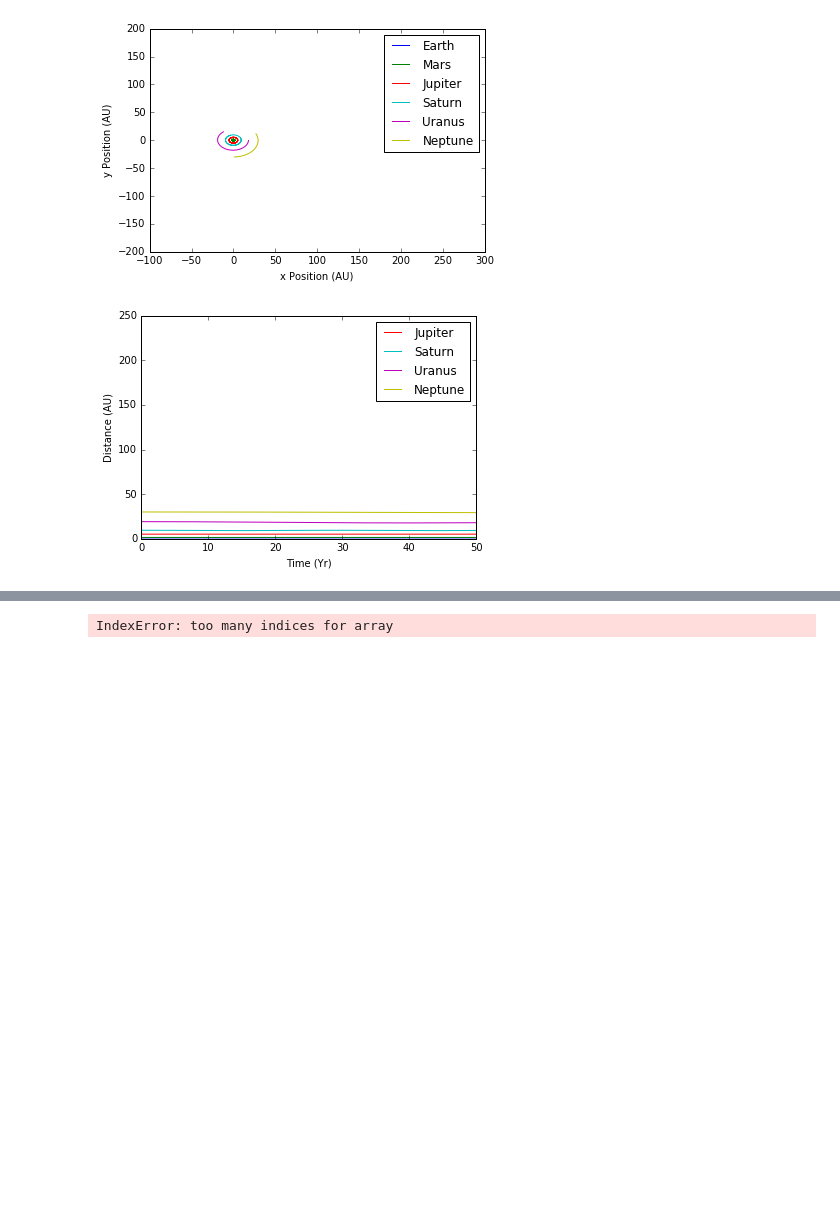
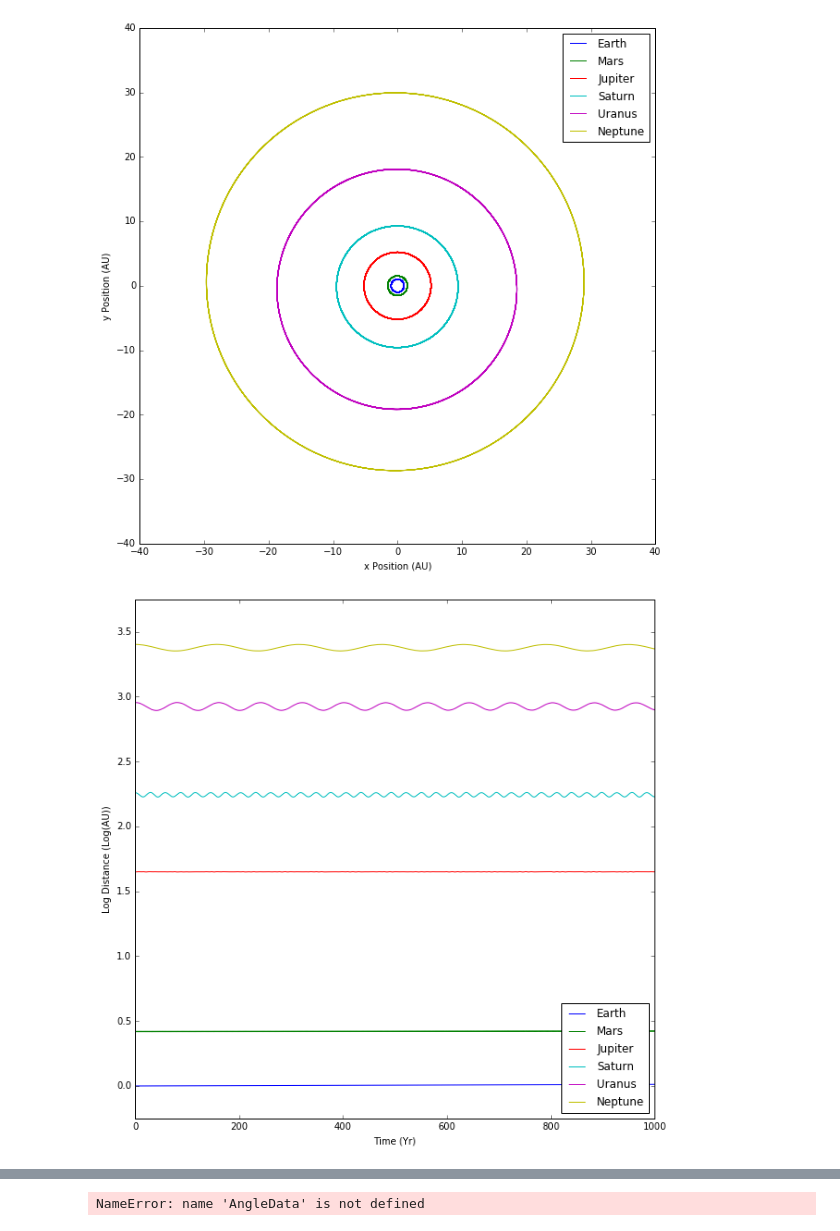
Before and after one commit to J-Dymond/N-Body-Project, a Jupyter notebook: Python Analysis/Python Analysis Notebook.ipynb, the cells around one changed output, grey strips where cells are left out. Drawn from its saved outputs; the diff is of its cells as text; code cells hidden in the pictures; blank space fills up the shorter version.

Commit message:
Refined Bootstrap
Got figures for 1st sem report

```diff
--- a/Python Analysis/Python Analysis Notebook.ipynb
+++ b/Python Analysis/Python Analysis Notebook.ipynb
@@ -4,7 +4,7 @@ import numpy as np
 import matplotlib.pyplot as plt
 
 #To increase figure size -> when putting into report
-#plt.rcParams['figure.figsize'] = [10, 10]
+plt.rcParams['figure.figsize'] = [10, 10]
 
 import numpy as np
 import pylab
@@ -29,9 +29,6 @@ JupiterPos = np.array(Positions[:,7:9]) - SunPos
 SaturnPos = np.array(Positions[:,9:11]) - SunPos
 UranusPos = np.array(Positions[:,11:13]) - SunPos
 NeptunePos = np.array(Positions[:,13:15]) - SunPos
-#PerturberPos = np.array(Positions[:,15:17]) - SunPos
-#PerturberApproach = np.array(Positions[:,17])
-#print(PerturberApproach.min())
 
 plt.plot(EarthPos[:,0], EarthPos[:,1], '-',label='Earth')
 plt.plot(MarsPos[:,0], MarsPos[:,1], '-',label='Mars')
@@ -39,11 +36,10 @@ plt.plot(JupiterPos[:,0], JupiterPos[:,1], '-',label='Jupiter')
 plt.plot(SaturnPos[:,0], SaturnPos[:,1], '-',label='Saturn')
 plt.plot(UranusPos[:,0], UranusPos[:,1], '-',label='Uranus')
 plt.plot(NeptunePos[:,0], NeptunePos[:,1], '-',label='Neptune')
-plt.plot(PerturberPos[:,0], PerturberPos[:,1], '-',label='Perturber')
 plt.ylabel('y Position (AU)')
 plt.xlabel('x Position (AU)')
-plt.ylim( (-200, 200) )
-plt.xlim( (-100, 300) )
+plt.ylim( (-40, 40) )
+plt.xlim( (-40, 40) )
 
 
 
@@ -56,19 +52,17 @@ JupiterDis = np.sqrt(np.sum(JupiterPos**2,axis=1))
 SaturnDis = np.sqrt(np.sum(SaturnPos**2,axis=1))
 UranusDis = np.sqrt(np.sum(UranusPos**2,axis=1))
 NeptuneDis = np.sqrt(np.sum(NeptunePos**2,axis=1))
-PerturberDis = np.sqrt(np.sum(PerturberPos**2,axis=1))
 
-plt.plot(time, EarthDis, '-')#,label='Earth')
-plt.plot(time, MarsDis, '-')#,label='Mars')
-plt.plot(time, JupiterDis, '-',label='Jupiter')
-plt.plot(time, SaturnDis, '-',label='Saturn')
-plt.plot(time, UranusDis, '-',label='Uranus')
-plt.plot(time, NeptuneDis, '-',label='Neptune')
-plt.plot(time, PerturberDis, '-',label='Perturber')
-plt.ylabel('Distance (AU)')
-plt.ylim( (0, 250) )
+plt.plot(time, np.log(EarthDis), '-',label='Earth')
+plt.plot(time, np.log(MarsDis), '-',label='Mars')
+plt.plot(time, np.log(JupiterDis), '-',label='Jupiter')
+plt.plot(time, np.log(SaturnDis), '-',label='Saturn')
+plt.plot(time, np.log(UranusDis), '-',label='Uranus')
+plt.plot(time, np.log(NeptuneDis), '-',label='Neptune')
+plt.ylabel('Log Distance (Log(AU))')
+plt.ylim( (-0.25, 3.75) )
 plt.xlabel('Time (Yr)')
-plt.legend(loc=0)
+plt.legend(loc=4)
 plt.show()
 
 
@@ -83,7 +77,7 @@ for line in EnergyData.readlines():
 EnergyData.close()
 Energies = np.array(Energies)
 
-#'''
+'''
 EnergyDataF = open('../Data/EnergyStableF.txt', 'r')
 EnergiesF = []
 for line in EnergyDataF.readlines():
@@ -93,20 +87,20 @@ for line in EnergyDataF.readlines():
     EnergiesF.append(values)
 EnergyDataF.close()
 EnergiesF = np.array(EnergiesF)
-#'''
+'''
 
 
 TotalEnergyLosses = Energies[:,1]
-TotalEnergyLossesF = EnergiesF[:,1]
-timeF = EnergiesF[:,0]
+KineticEnergyLosses = Energies[:,2]
+PotentialEnergyLosses = Energies[:,3]
 time = Energies[:,0]
-plt.plot(time, TotalEnergyLosses, '-')#,label='Second Derivative')
-#plt.plot(timeF, TotalEnergyLossesF, '-',label='First Derivative')
+plt.plot(time, TotalEnergyLosses, '-',label='Total')
 #plt.plot(time, KineticEnergyLosses, '-',label='Kinetic')
 #plt.plot(time, PotentialEnergyLosses, '-',label='Potential')
 plt.ylabel('Fractional Energy Loss')
 plt.xlabel('Time (Yr)')
-#plt.xlim( (400, 425) )
+plt.xlim( (450, 550) )
+#plt.ylim( (-0.005, 0.005) )
 #plt.legend()
 plt.show()
 
@@ -140,33 +134,33 @@ plt.plot(time, NeptuneEcc, '-',label='Neptune')
 plt.ylabel('Eccentricity')
 plt.xlabel('Time (Yr)')
 plt.xlim( 100 )
 plt.legend()
 plt.show()
 
 #Getting eccentricity change with angle
-AngleData = open('../F90 Code/OutputData/TotalsM5Vi10d180Rand.txt', 'r')
+#AngleData = open('../F90 Code/OutputData/TotalsM5Vi10d180Rand.txt', 'r')
 Angles = []
 for line in AngleData.readlines():
     values = line.split()
     for i in range(len(values)):
         values[i] = float(values[i])
     Angles.append(values)
 AngleData.close()
 Angles = np.array(Angles)
 print(Angles.shape)
 
 Degrees = Angles[19::20,0]
 Saturn = Angles[19::20,1]
 Uranus  = Angles[19::20,2]
 Neptune = Angles[19::20,3]
 
 plt.plot(Degrees, Saturn, '-',label='Saturn')
 plt.plot(Degrees, Uranus, '-',label='Uranus')
 plt.plot(Degrees, Neptune, '-',label='Neptune')
 plt.ylabel('Max Eccentricity')
 plt.xlabel('Angle of incidence (Degrees)')
 plt.legend(loc=0)
 plt.show()
 # %% [output]
-[figure, old version]
+[figure, new version]
-[figure, old version]
+[figure, new version]
@@ -173 +169 @@ plt.show()
-IndexError: too many indices for array
+NameError: name 'AngleData' is not defined
```
Also changed, not shown: parts of 1 cell of this notebook, 9 other files.
